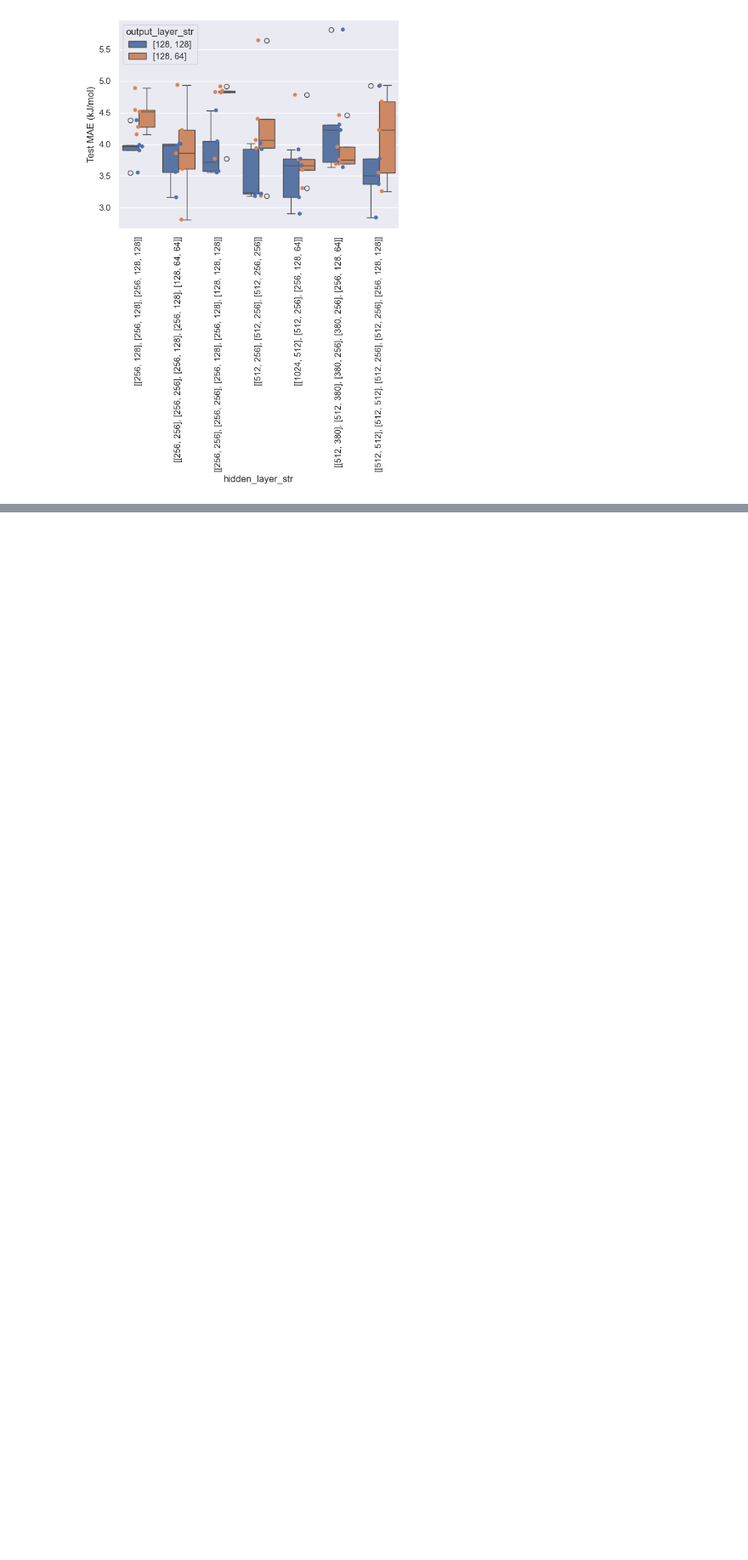
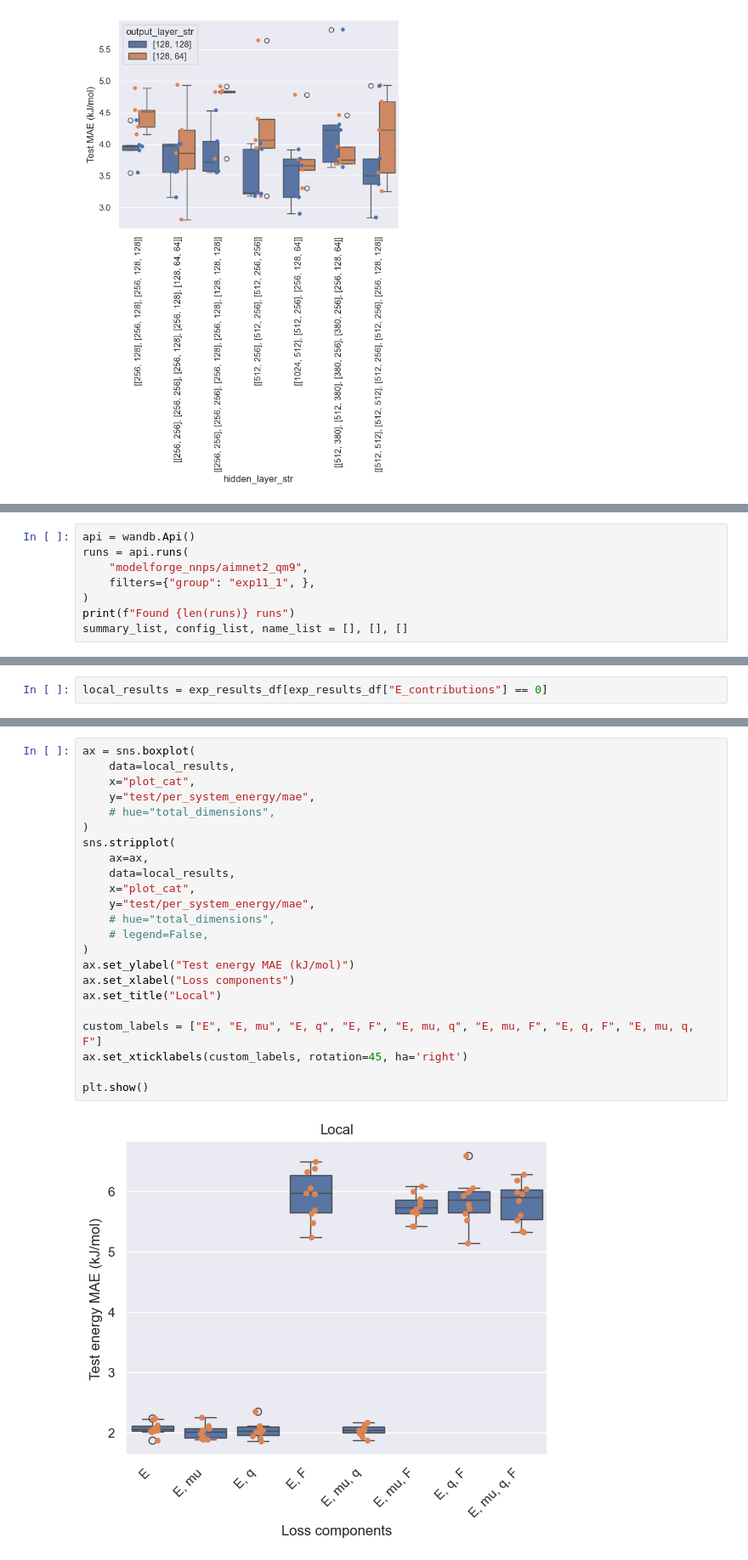
Before and after one commit to MarshallYan/modelforge-experiments, a Jupyter notebook: analysis/aimnet2_qm9.ipynb, the cells around one changed output, grey strips where cells are left out. Shown at 85% size. Drawn from its saved outputs; the diff is of its cells as text; blank space fills up the shorter version.

Commit message:
AIMNet2 QM9 various loss components comparison

```diff
--- a/analysis/aimnet2_qm9.ipynb
+++ b/analysis/aimnet2_qm9.ipynb
@@ -579,0 +590,8 @@ plt.show()
+# %%
+api = wandb.Api()
+runs = api.runs(
+    "modelforge_nnps/aimnet2_qm9",
+    filters={"group": "exp11_1", },
+)
+print(f"Found {len(runs)} runs")
+summary_list, config_list, name_list = [], [], []
@@ -579,0 +679,2 @@ plt.show()
+# %%
+local_results = exp_results_df[exp_results_df["E_contributions"] == 0]
@@ -579,0 +701,25 @@ plt.show()
+# %%
+ax = sns.boxplot(
+    data=local_results,
+    x="plot_cat",
+    y="test/per_system_energy/mae",
+    # hue="total_dimensions",
+)
+sns.stripplot(
+    ax=ax,
+    data=local_results,
+    x="plot_cat",
+    y="test/per_system_energy/mae",
+    # hue="total_dimensions",
+    # legend=False,
+)
+ax.set_ylabel("Test energy MAE (kJ/mol)")
+ax.set_xlabel("Loss components")
+ax.set_title("Local")
+
+custom_labels = ["E", "E, mu", "E, q", "E, F", "E, mu, q", "E, mu, F", "E, q, F", "E, mu, q, F"]
+ax.set_xticklabels(custom_labels, rotation=45, ha='right')
+
+plt.show()
+# %% [output]
+[figure, added]
```
Also changed, not shown: parts of 34 cells of this notebook, 1 other file.
